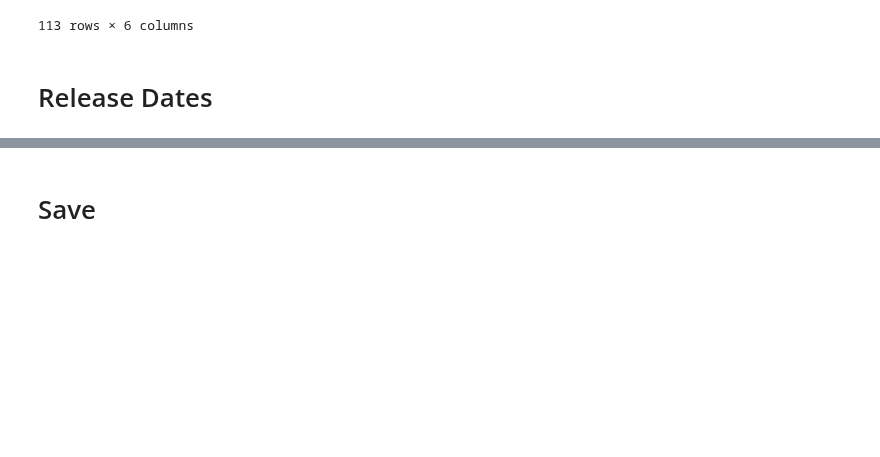
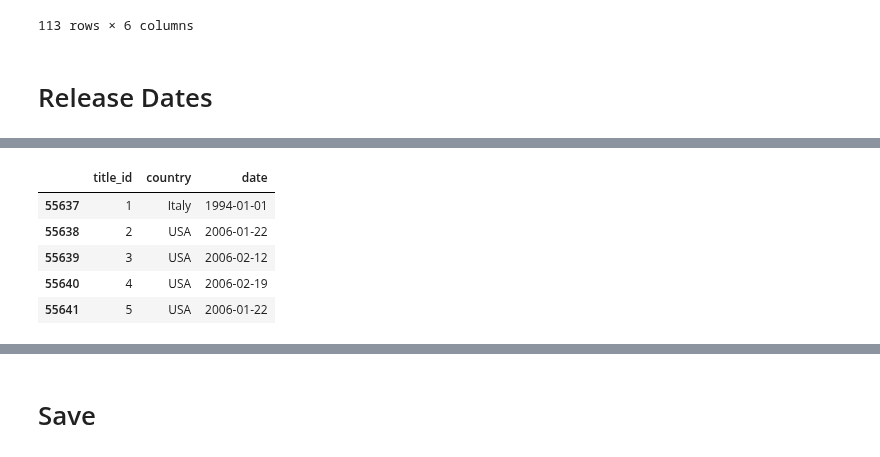
Before and after one commit to brandon-rhodes/pycon-pandas-tutorial, a Jupyter notebook: build/Reduce.ipynb, the cells around one changed output, grey strips where cells are left out. Drawn from its saved outputs; the diff is of its cells as text; code cells hidden in the pictures; blank space fills up the shorter version.

```diff
--- a/build/Reduce.ipynb
+++ b/build/Reduce.ipynb
@@ -276,13 +306,18 @@ cast[cast.title == 'Star Wars'].sort('n')
 # %%
-release_dates_raw = pd.read_csv(
-    'movie_info.csv', usecols=[1,2,3], names=['title_id', 'code', 'data'])
+r = release_dates_raw
 
-release_dates_raw = release_dates_raw[release_dates_raw.code == 16][['title_id', 'data']]
+r['country'] = r.data.str.extract('^(.*):')
+r['date'] = r.data.str.extract(':(.*)$')
+del r['data']
 
-release_dates_raw['country'] = release_dates_raw.data.str.extract('^(.*):')
-release_dates_raw['date'] = release_dates_raw.data.str.extract(':(.*)$')
-del release_dates_raw['data']
-
-release_dates_raw['date'] = pd.to_datetime(release_dates_raw.date,
-                                           infer_datetime_format=True)
+r['date'] = pd.to_datetime(r.date, infer_datetime_format=True)
+release_dates_all = r
+release_dates_all.head()
+# %% [output]
+|  | title_id | country | date |
+| 55637 | 1 | Italy | 1994-01-01 |
+| 55638 | 2 | USA | 2006-01-22 |
+| 55639 | 3 | USA | 2006-02-12 |
+| 55640 | 4 | USA | 2006-02-19 |
+| 55641 | 5 | USA | 2006-01-22 |
 # %%
```
Also changed, not shown: parts of 4 cells of this notebook.
